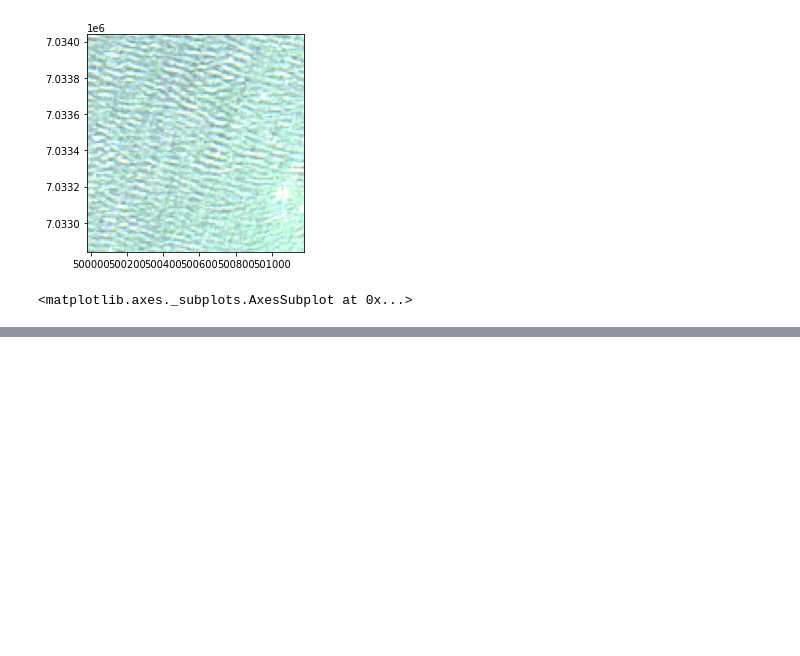
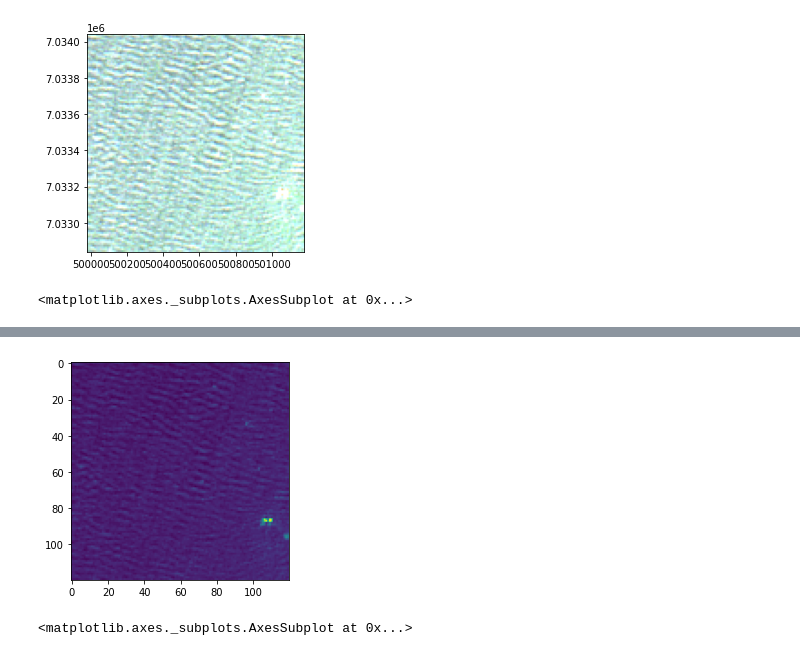
Before and after one commit to BRIJNANDA1979/CNN-Sentinel, a Jupyter notebook: BigEarthnet_Reading.ipynb, the cells around one changed output, grey strips where cells are left out. Cells and saved outputs as stored; diff of their text form; code cells hidden in the pictures; blank space fills up the shorter version.

```diff
--- a/BigEarthnet_Reading.ipynb
+++ b/BigEarthnet_Reading.ipynb
@@ -120,0 +127,5 @@ Clipping input data to the valid range for imshow with RGB data ([0..1] for floa
+# %%
+show(img.read(2))
+# %% [output]
+[figure, added]
+<matplotlib.axes._subplots.AxesSubplot at 0x...>
```
Also changed, not shown: parts of 2 cells of this notebook.
